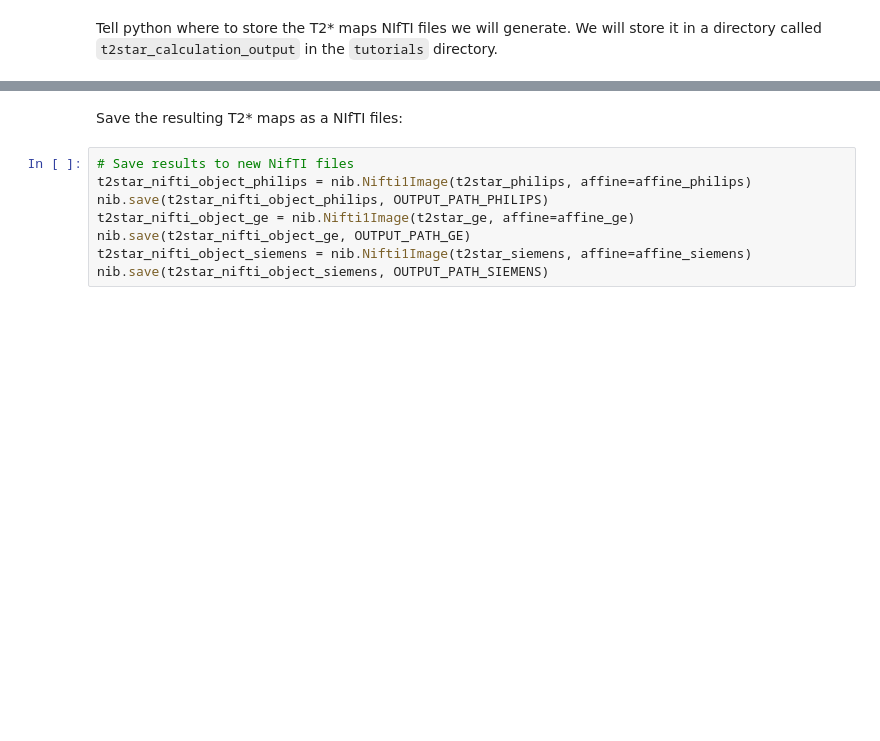
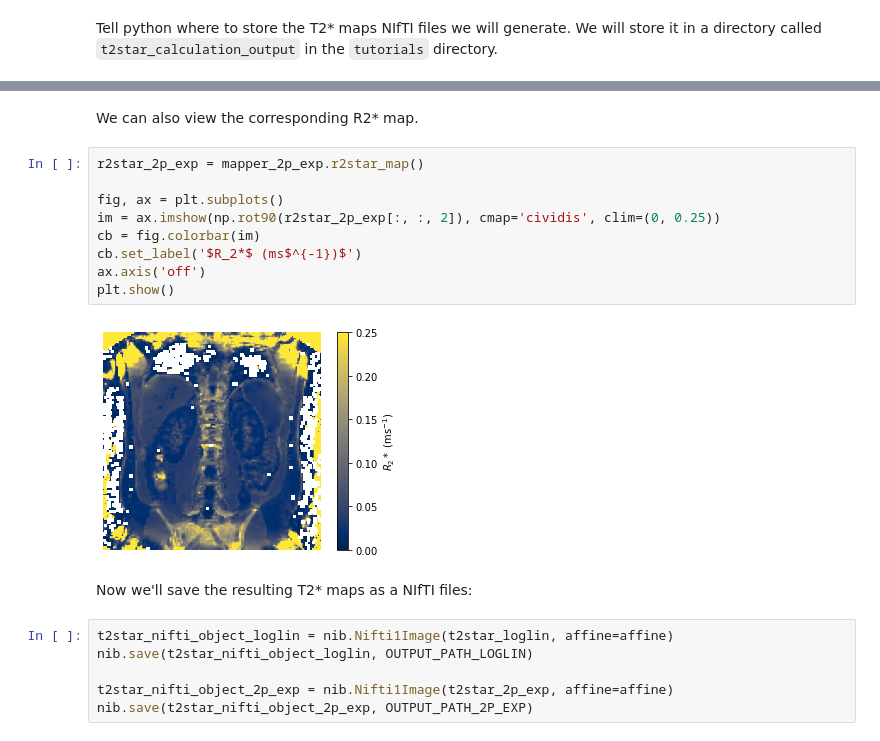
Before and after one commit to UKRIN-MAPS/ukat, a Jupyter notebook: tutorials/t2star_calculation.ipynb, the cells around one changed output, grey strips where cells are left out. Drawn from its saved outputs; the diff is of its cells as text; blank space fills up the shorter version.

```diff
--- a/tutorials/t2star_calculation.ipynb
+++ b/tutorials/t2star_calculation.ipynb
@@ -78,10 +78,21 @@ plt.show()
+# %% [markdown]
+We can also view the corresponding R2* map.
+# %%
+r2star_2p_exp = mapper_2p_exp.r2star_map()
+
+fig, ax = plt.subplots()
+im = ax.imshow(np.rot90(r2star_2p_exp[:, :, 2]), cmap='cividis', clim=(0, 0.25))
+cb = fig.colorbar(im)
+cb.set_label('$R_2*$ (ms$^{-1})$')
+ax.axis('off')
+plt.show()
+# %% [output]
+[figure, added]
 # %% [markdown]
-Save the resulting T2* maps as a NIfTI files:
+Now we'll save the resulting T2* maps as a NIfTI files:
-# %%
-# Save results to new NifTI files
-t2star_nifti_object_philips = nib.Nifti1Image(t2star_philips, affine=affine_philips)
-nib.save(t2star_nifti_object_philips, OUTPUT_PATH_PHILIPS)
-t2star_nifti_object_ge = nib.Nifti1Image(t2star_ge, affine=affine_ge)
-nib.save(t2star_nifti_object_ge, OUTPUT_PATH_GE)
-t2star_nifti_object_siemens = nib.Nifti1Image(t2star_siemens, affine=affine_siemens)
-nib.save(t2star_nifti_object_siemens, OUTPUT_PATH_SIEMENS)
+# %%
+t2star_nifti_object_loglin = nib.Nifti1Image(t2star_loglin, affine=affine)
+nib.save(t2star_nifti_object_loglin, OUTPUT_PATH_LOGLIN)
+
+t2star_nifti_object_2p_exp = nib.Nifti1Image(t2star_2p_exp, affine=affine)
+nib.save(t2star_nifti_object_2p_exp, OUTPUT_PATH_2P_EXP)
```
Also changed, not shown: parts of 15 cells of this notebook, 5 other files.
